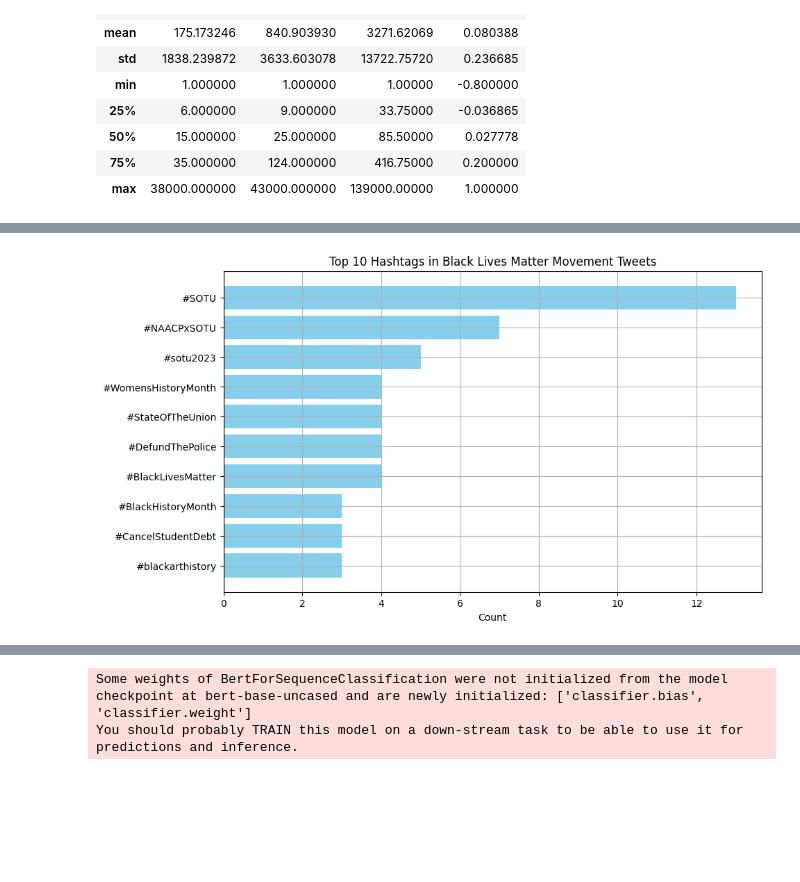
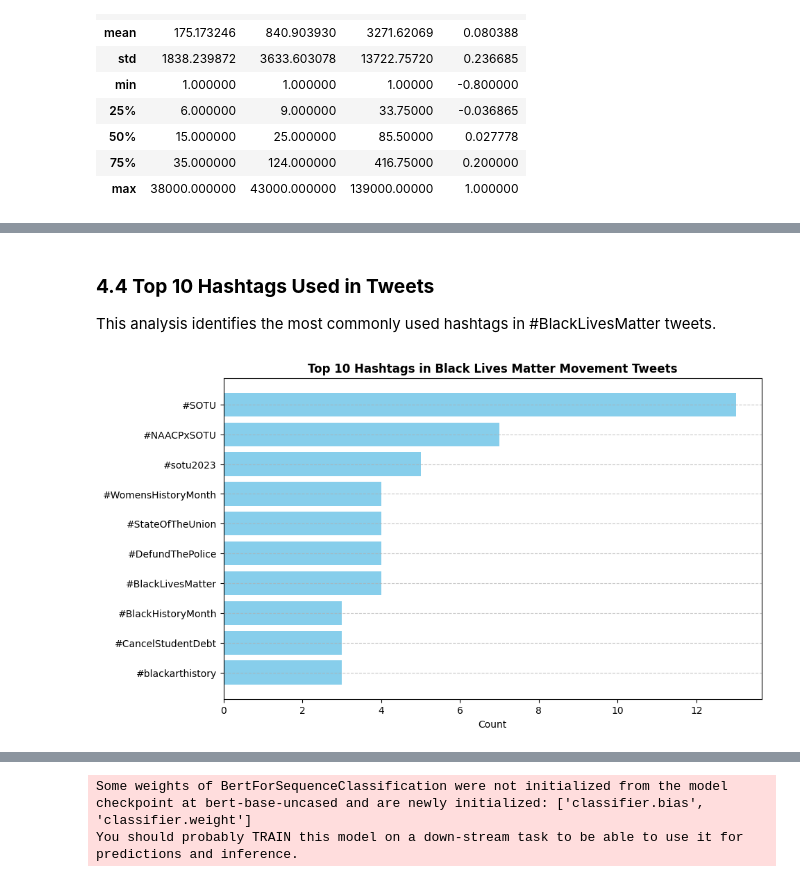
Before and after one commit to lihandafabius/Data-Analysis, a Jupyter notebook: Twitter Sentiment Analysis/twitter_sentiment_annalysis.ipynb, the cells around one changed output, grey strips where cells are left out. Saved outputs shown, nothing was run; the diff lists cells and outputs as text; code cells hidden in the pictures; blank space fills up the shorter version.

```diff
--- a/Twitter Sentiment Analysis/twitter_sentiment_annalysis.ipynb
+++ b/Twitter Sentiment Analysis/twitter_sentiment_annalysis.ipynb
@@ -177,24 +281,27 @@ plt.show()
+# %% [markdown]
+### **4.4 Top 10 Hashtags Used in Tweets**
+This analysis identifies the most commonly used hashtags in #BlackLivesMatter tweets.
 # %%
 # Ensure all tweets are strings and handle non-string entries
 df['Tweets'] = df['Tweets'].astype(str)
 
 # Extract hashtags from the original tweets
 df['Hashtags'] = df['Tweets'].apply(lambda x: re.findall(r'#\w+', x))
 
 # Flatten the list of hashtags and count frequencies
 all_hashtags = [hashtag for sublist in df['Hashtags'] for hashtag in sublist]
 hashtag_counts = collections.Counter(all_hashtags)
 
 # Convert to DataFrame for easier handling
 hashtag_df = pd.DataFrame(hashtag_counts.most_common(10), columns=['Hashtag', 'Count'])
 
 # Plot the most common hashtags
 plt.figure(figsize=(10, 6))
 plt.barh(hashtag_df['Hashtag'], hashtag_df['Count'], color='skyblue')
 plt.xlabel('Count')
-plt.title('Top 10 Hashtags in Black Lives Matter Movement Tweets')
+plt.title('Top 10 Hashtags in Black Lives Matter Movement Tweets', fontweight='bold')
 plt.gca().invert_yaxis()
-plt.grid(True)
+plt.grid(axis='y', linestyle='--', alpha=0.7)
 plt.show()
 # %% [output]
-[figure, old version]
+[figure, new version]
```
Also changed, not shown: parts of 45 cells of this notebook, 1 other file.
